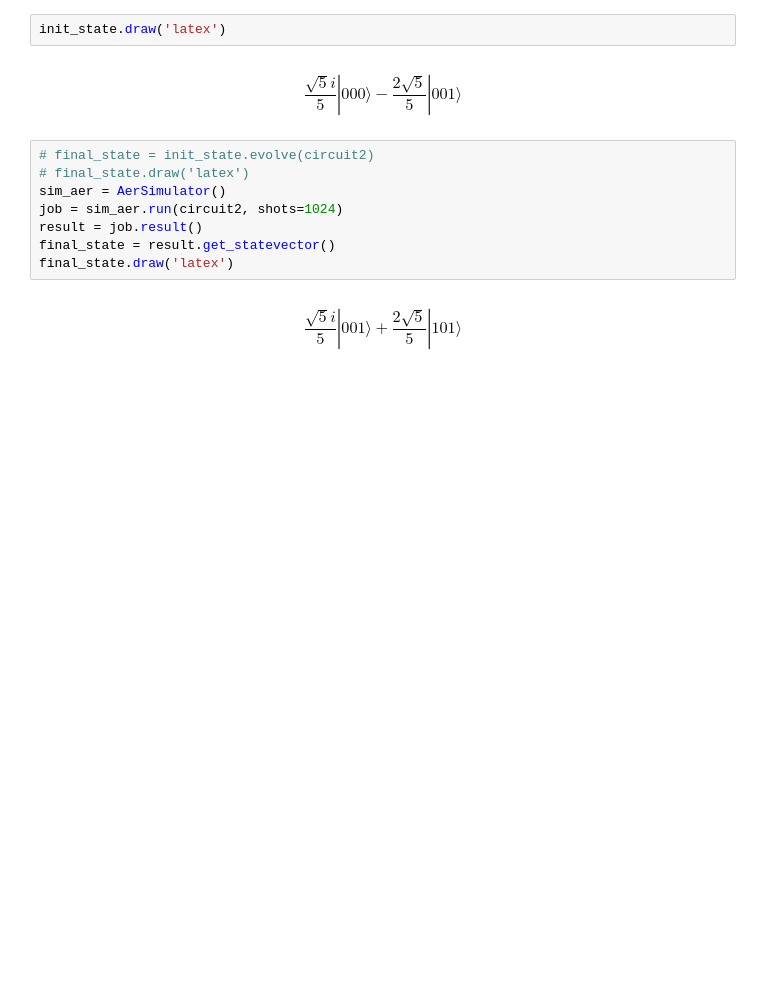
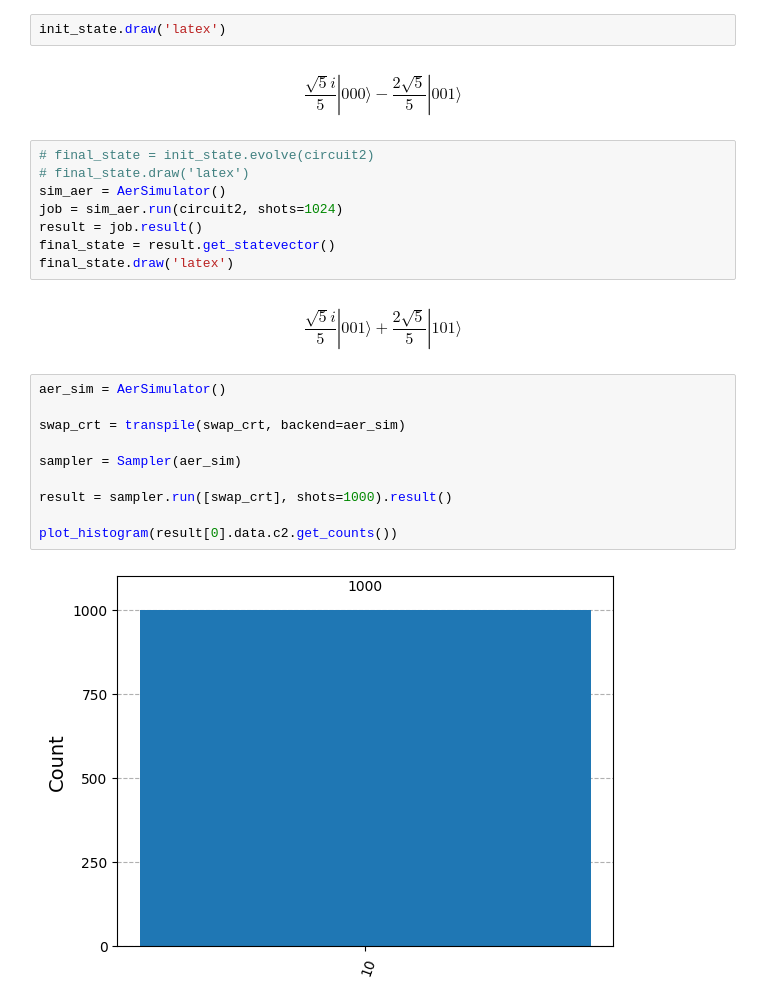
Before and after one commit to isamabdullah88/quantum-computing, a Jupyter notebook: teleportation.ipynb, the cells around one changed output. Saved outputs shown, nothing was run; the diff lists cells and outputs as text; blank space fills up the shorter version.

```diff
--- a/teleportation.ipynb
+++ b/teleportation.ipynb
@@ -53,3 +53,15 @@ final_state = result.get_statevector()
 final_state.draw('latex')
 # %% [output]
 $$\frac{\sqrt{5} i}{5} |001\rangle+\frac{2 \sqrt{5}}{5} |101\rangle$$
+# %%
+aer_sim = AerSimulator()
+
+swap_crt = transpile(swap_crt, backend=aer_sim)
+
+sampler = Sampler(aer_sim)
+
+result = sampler.run([swap_crt], shots=1000).result()
+
+plot_histogram(result[0].data.c2.get_counts())
+# %% [output]
+[figure, added]
```
Also changed, not shown: parts of 6 cells of this notebook.
